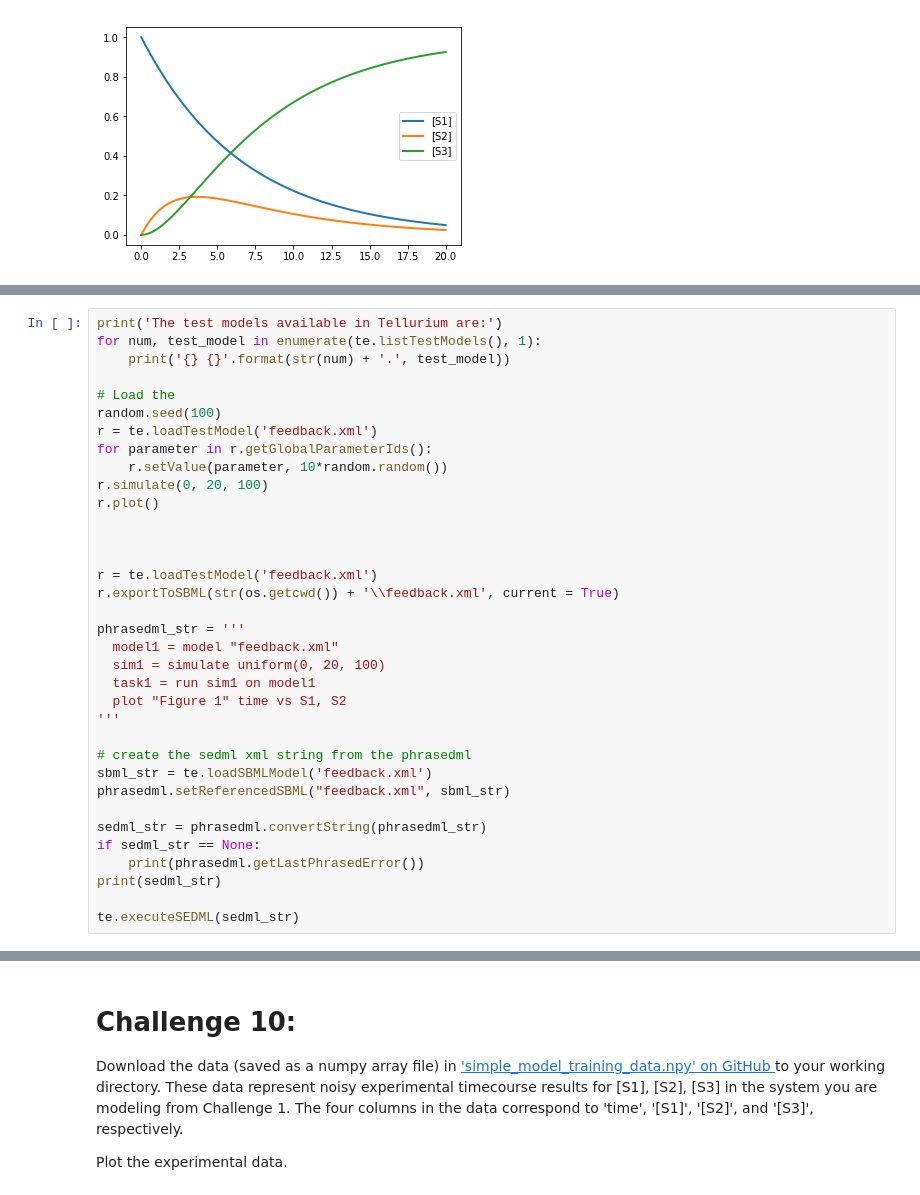
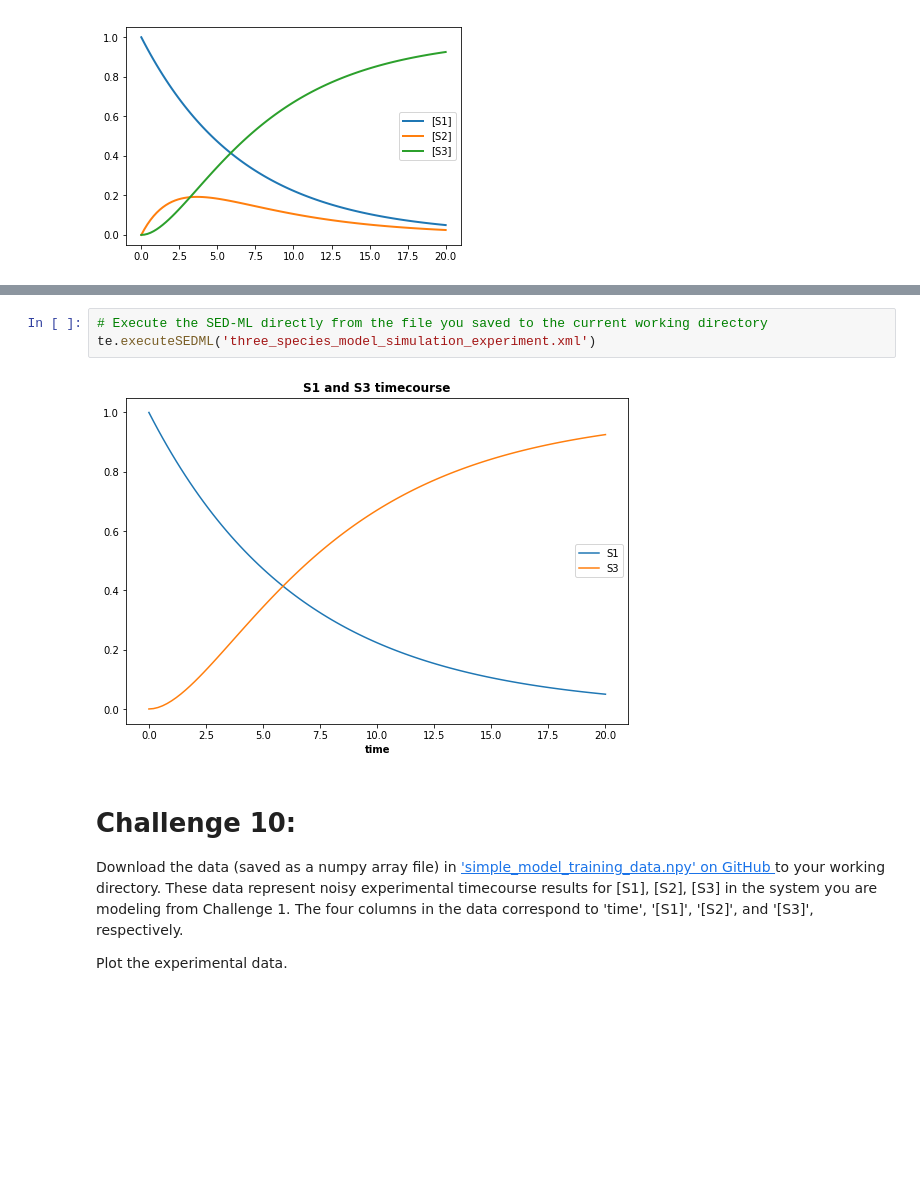
Before and after one commit to vporubsky/tellurium-libroadrunner-tutorial, a Jupyter notebook: COMBINE-de-NBI-Tutorial-Tellurium-Challenge-Solutions.ipynb, the cells around one changed output, grey strips where cells are left out. Saved outputs shown, nothing was run; the diff lists cells and outputs as text; blank space fills up the shorter version.

```diff
--- a/COMBINE-de-NBI-Tutorial-Tellurium-Challenge-Solutions.ipynb
+++ b/COMBINE-de-NBI-Tutorial-Tellurium-Challenge-Solutions.ipynb
@@ -169,35 +185,0 @@ Write a PhraSED-ML script to simulate the test model 'feedback.xml' from time 0
-# %%
-print('The test models available in Tellurium are:')
-for num, test_model in enumerate(te.listTestModels(), 1):
-    print('{} {}'.format(str(num) + '.', test_model))
-
-# Load the
-random.seed(100)
-r = te.loadTestModel('feedback.xml')
-for parameter in r.getGlobalParameterIds():
-    r.setValue(parameter, 10*random.random())
-r.simulate(0, 20, 100)
-r.plot()
-
-
-
-r = te.loadTestModel('feedback.xml')
-r.exportToSBML(str(os.getcwd()) + '\\feedback.xml', current = True)
-
-phrasedml_str = '''
-  model1 = model "feedback.xml"
-  sim1 = simulate uniform(0, 20, 100)
-  task1 = run sim1 on model1
-  plot "Figure 1" time vs S1, S2
-'''
-
-# create the sedml xml string from the phrasedml
-sbml_str = te.loadSBMLModel('feedback.xml')
-phrasedml.setReferencedSBML("feedback.xml", sbml_str)
-
-sedml_str = phrasedml.convertString(phrasedml_str)
-if sedml_str == None:
-    print(phrasedml.getLastPhrasedError())
-print(sedml_str)
-
-te.executeSEDML(sedml_str)
@@ -213,3 +233,8 @@ TypeError: in method 'setReferencedSBML', argument 2 of type 'char const *'
+# %%
+# Execute the SED-ML directly from the file you saved to the current working directory
+te.executeSEDML('three_species_model_simulation_experiment.xml')
+# %% [output]
+[figure, added]
 # %% [markdown]
 # Challenge 10:
 
```
Also changed, not shown: parts of 14 cells of this notebook, 1 other file.
